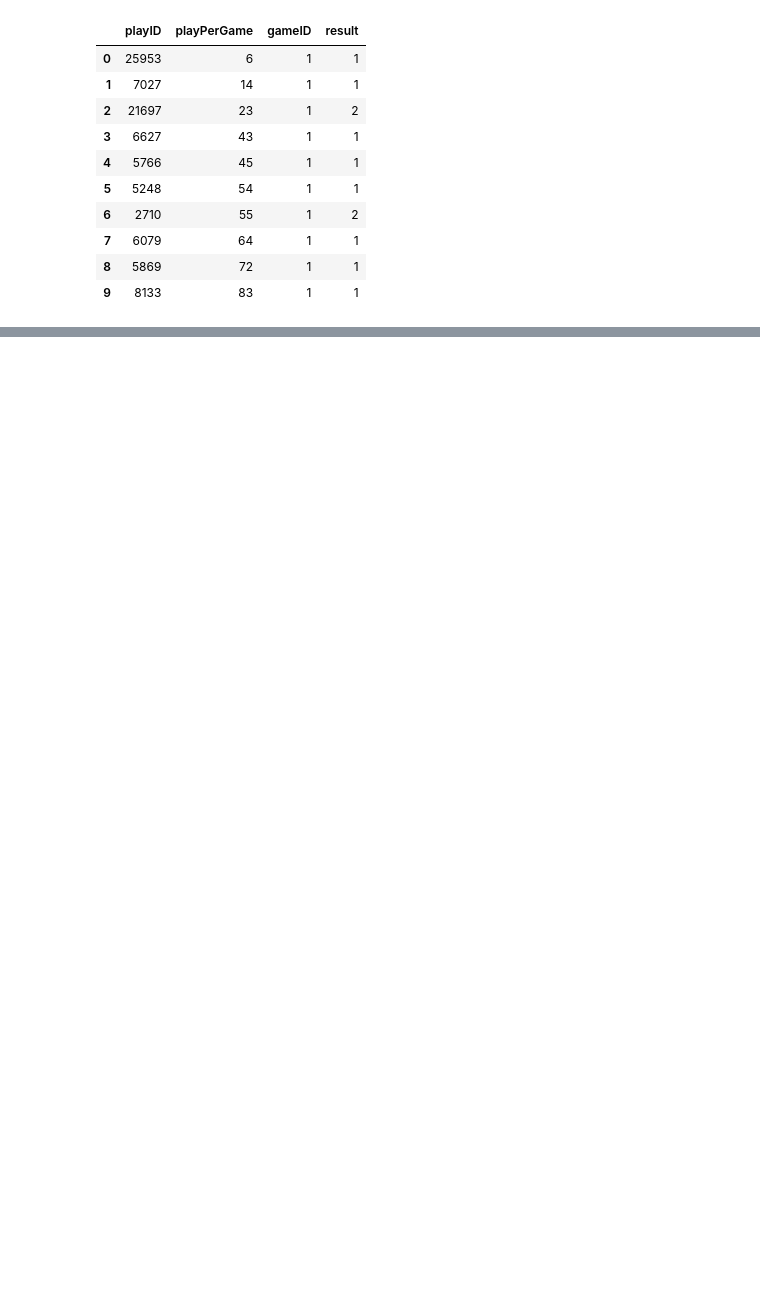
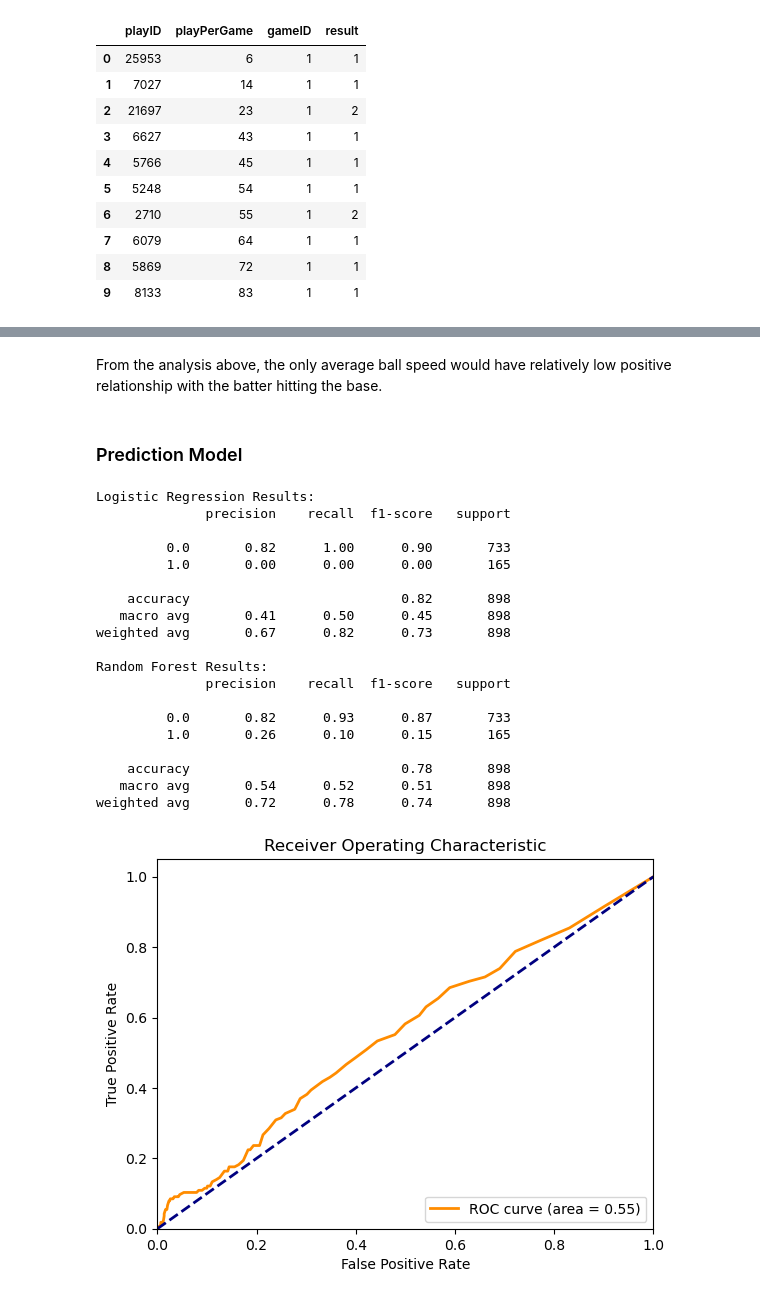
Before and after one commit to LUKEZFLU/SMT2023, a Jupyter notebook: Ball_Speed_Analysis/ball_pos_total_distance.ipynb, the cells around one changed output, grey strips where cells are left out. Cells and saved outputs as stored; diff of their text form; code cells hidden in the pictures; blank space fills up the shorter version.

```diff
--- a/Ball_Speed_Analysis/ball_pos_total_distance.ipynb
+++ b/Ball_Speed_Analysis/ball_pos_total_distance.ipynb
@@ -485,0 +346,65 @@ strong multicollinearity or other numerical problems.
+# %% [markdown]
+From the analysis above, the only average ball speed would have relatively low positive relationship with the batter hitting the base.
+# %% [markdown]
+### Prediction Model
+# %%
+# Splitting the data into features (X) and target (y)
+X = df[['TotalDistance', 'AverageBallSpeed', 'InitialBallAcceleration']]
+y = df['result']
+
+# Splitting the data into training and testing sets
+X_train, X_test, y_train, y_test = train_test_split(X, y, test_size=0.2, random_state=42)
+
+# Logistic Regression Model
+logreg_model = LogisticRegression()
+logreg_model.fit(X_train, y_train)
+logreg_preds = logreg_model.predict(X_test)
+
+# Random Forest Model
+rf_model = RandomForestClassifier()
+rf_model.fit(X_train, y_train)
+rf_preds = rf_model.predict(X_test)
+
+# Model Evaluation
+print("Logistic Regression Results:")
+print(classification_report(y_test, logreg_preds))
+
+print("Random Forest Results:")
+print(classification_report(y_test, rf_preds))
+
+# ROC Curve for Random Forest
+rf_probs = rf_model.predict_proba(X_test)[:, 1]
+rf_auc = roc_auc_score(y_test, rf_probs)
+fpr, tpr, thresholds = roc_curve(y_test, rf_probs)
+
+plt.figure()
+plt.plot(fpr, tpr, color='darkorange', lw=2, label='ROC curve (area = %0.2f)' % rf_auc)
+plt.plot([0, 1], [0, 1], color='navy', lw=2, linestyle='--')
+plt.xlim([0.0, 1.0])
+plt.ylim([0.0, 1.05])
+plt.xlabel('False Positive Rate')
+plt.ylabel('True Positive Rate')
+plt.title('Receiver Operating Characteristic')
+plt.legend(loc="lower right")
+plt.show()
+# %% [output]
+Logistic Regression Results:
+              precision    recall  f1-score   support
+
+         0.0       0.82      1.00      0.90       733
+         1.0       0.00      0.00      0.00       165
+
+    accuracy                           0.82       898
+   macro avg       0.41      0.50      0.45       898
+weighted avg       0.67      0.82      0.73       898
+
+Random Forest Results:
+              precision    recall  f1-score   support
+
+         0.0       0.82      0.93      0.87       733
+         1.0       0.26      0.10      0.15       165
+
+    accuracy                           0.78       898
+   macro avg       0.54      0.52      0.51       898
+weighted avg       0.72      0.78      0.74       898
+[figure, added]
```
Also changed, not shown: parts of 43 cells of this notebook, 2 other files.
